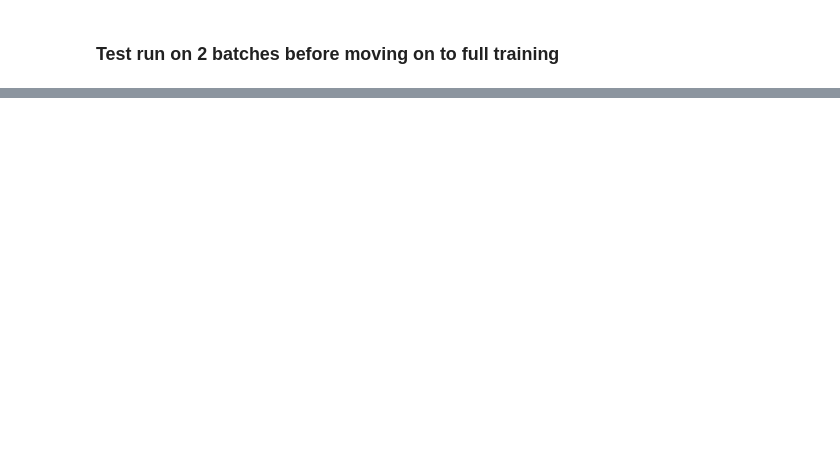
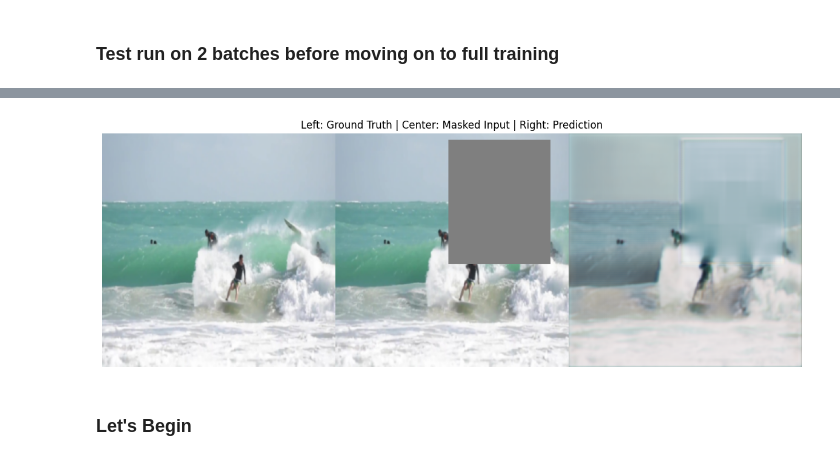
Before and after one commit to arvindkandala/deep-learning-video-inpainting-project, a Jupyter notebook: ECE685_Video_inpainting.ipynb, the cells around one changed output, grey strips where cells are left out. Cells and saved outputs as stored; diff of their text form; code cells hidden in the pictures; blank space fills up the shorter version.

```diff
--- a/ECE685_Video_inpainting.ipynb
+++ b/ECE685_Video_inpainting.ipynb
@@ -631,0 +894,15 @@ Test run complete! Training loop works correctly.
+# %%
+from PIL import Image
+import matplotlib.pyplot as plt
+
+# Shows the last saved epoch visual (ground truth | masked | prediction side by side)
+img = Image.open('outputs/epoch_040_sample.png')
+plt.figure(figsize=(15, 5))
+plt.imshow(img)
+plt.axis('off')
+plt.title('Left: Ground Truth | Center: Masked Input | Right: Prediction')
+plt.show()
+# %% [output]
+[figure, added]
+# %% [markdown]
+### Let's Begin
```
Also changed, not shown: parts of 6 cells of this notebook.
